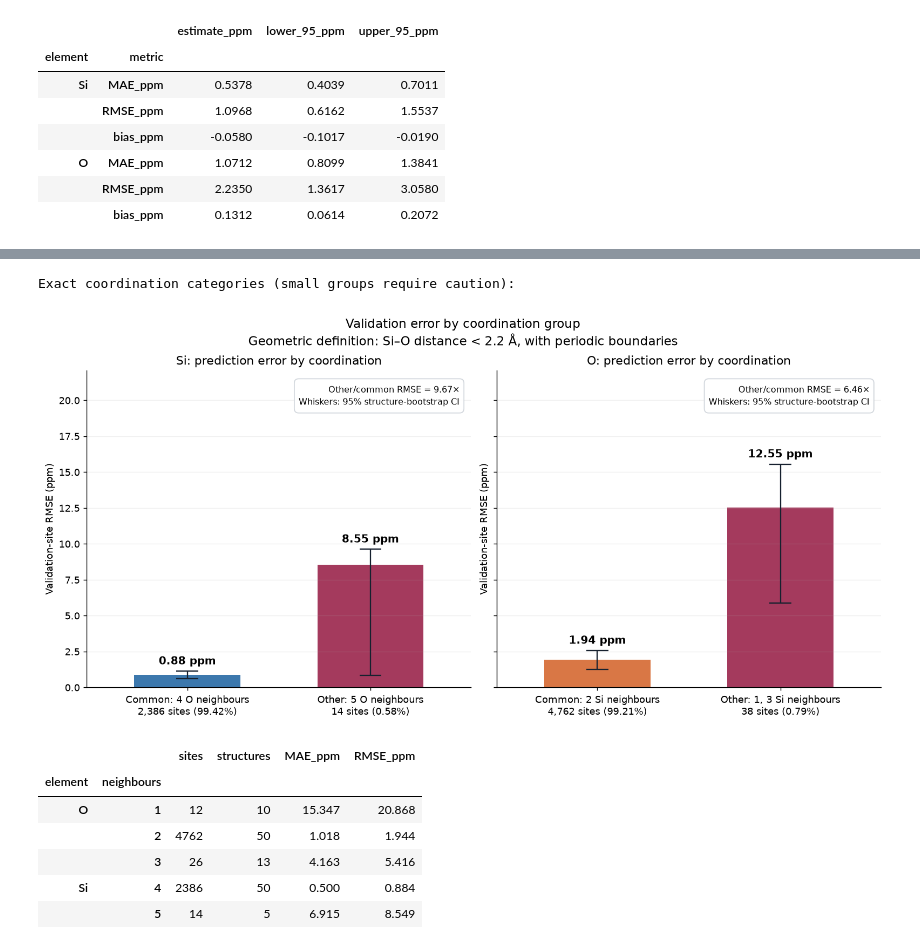
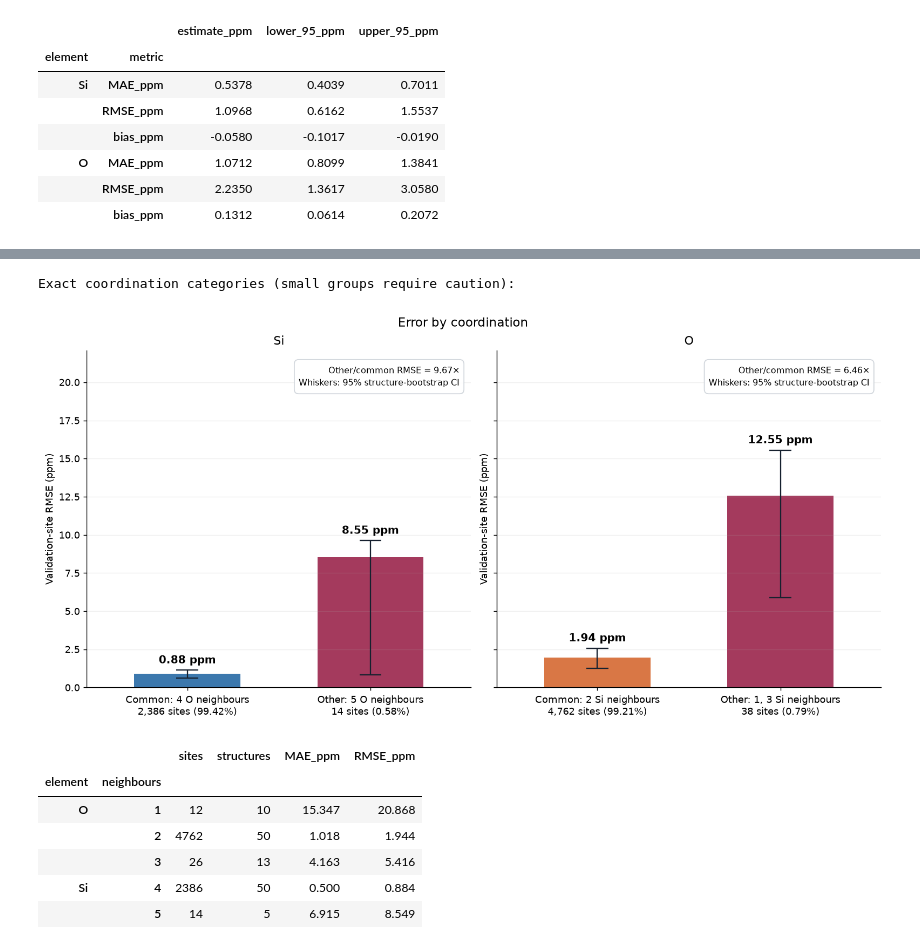
Before and after one commit to LouisM1/NequIP_experiments, a Jupyter notebook: experiments/07-TensorNequIP-MSIsotropy-Validation.ipynb, the cells around one changed output, grey strips where cells are left out. Cells and saved outputs as stored; diff of their text form; code cells hidden in the pictures.

Commit message:
simplifying figures down

```diff
--- a/experiments/07-TensorNequIP-MSIsotropy-Validation.ipynb
+++ b/experiments/07-TensorNequIP-MSIsotropy-Validation.ipynb
@@ -419,35 +384,0 @@ Compare validation errors with a constant predictor using each element's trainin
-# %%
-fig_splits, axes = plt.subplots(2, 2, figsize=(13, 9), layout='constrained')
-coverage_rows = []
-for col, element in enumerate(ELEMENTS):
-    ax = axes[0, col]
-    m = metrics.loc[('valid', element)]
-    x = np.arange(2)
-    values = [m.MAE_ppm, m.RMSE_ppm]
-    baseline = [m.baseline_MAE_ppm, m.baseline_RMSE_ppm]
-    ax.bar(x-0.18, values, width=0.36, color=COLOURS[element], label='Model: validation')
-    ax.bar(x+0.18, baseline, width=0.36, color='#94a3b8', label='Training-mean predictor: validation')
-    for positions, numbers in [(x-0.18,values),(x+0.18,baseline)]:
-        for pos, value in zip(positions,numbers):
-            ax.annotate(f'{value:.3f}',(pos,value),xytext=(0,5),textcoords='offset points',ha='center')
-    ax.set_xticks(x,['MAE','RMSE'])
-    ax.set(title=f'{element}: validation model vs baseline',ylabel='Error (ppm)',ylim=(0,max(baseline+values)*1.35))
-    ax.legend(fontsize=8)
-    ax = axes[1,col]
-    train = sites.loc[sites.split.eq('train') & sites.element.eq(element),'reference_ppm']
-    valid = validation_sites.loc[validation_sites.element.eq(element),'reference_ppm']
-    bins = np.linspace(min(train.min(),valid.min()),max(train.max(),valid.max()),60)
-    for label, data, colour in [('Training labels',train,'#64748b'),('Validation labels',valid,COLOURS[element])]:
-        ax.hist(data,bins=bins,density=True,histtype='step',lw=1.5,label=label,color=colour)
-    outside = int(((valid<train.min()) | (valid>train.max())).sum())
-    stats_box(ax,f'Training mean ± SD: {train.mean():.2f} ± {train.std(ddof=0):.2f} ppm\nValidation mean ± SD: {valid.mean():.2f} ± {valid.std(ddof=0):.2f} ppm\nValidation outside training range: {outside}/{len(valid):,}',x=0.03,ha='left',fontsize=8)
-    ax.set(title=f'{element}: reference shielding coverage',xlabel='Reference shielding (ppm)',ylabel='Density (1/ppm)')
-    ax.set_ylim(0,ax.get_ylim()[1]*1.35)
-    ax.legend(loc='upper right',fontsize=8)
-    coverage_rows.append({'element':element,'train_min_ppm':train.min(),'train_max_ppm':train.max(),
-                         'validation_min_ppm':valid.min(),'validation_max_ppm':valid.max(),
-                         'validation_sites_outside_training_range':outside})
-fig_splits.suptitle('Validation accuracy and training-label coverage')
-plt.show()
-coverage = pd.DataFrame(coverage_rows).set_index('element')
-display(coverage.round(3))
@@ -486,11 +407,11 @@ for ax, element in zip(axes, ELEMENTS):
     ax.annotate(f'Structure {int(worst.structure_index)}', (worst.structure_index, worst.RMSE_ppm),
                 xytext=(dx, 12), textcoords='offset points', fontsize=8,
                 ha='right' if dx < 0 else 'left', arrowprops={'arrowstyle':'-', 'color':'#555555'})
-    ax.set(title=f'{element}: variation between validation structures', xlabel='Structure index (not assumed chronological)',
+    ax.set(title=element, xlabel='Structure index (not assumed chronological)',
            ylabel='Structure RMSE (ppm)', ylim=(0, worst.RMSE_ppm * 1.55))
     ax.legend(loc='upper left', bbox_to_anchor=(0, -0.18), fontsize=8, frameon=False)
     ax.grid(axis='y', alpha=0.15)
-fig_structures.suptitle('The shaded interval describes the aggregate RMSE, not individual structures')
+fig_structures.suptitle('Error by structure')
 plt.show()
 worst_sites = pd.concat([validation_sites[validation_sites['element'].eq(el)].nlargest(5, 'absolute_error_ppm') for el in ELEMENTS])
 display(worst_sites[['element','structure_index','atom_index','reference_ppm','prediction_ppm','error_ppm']].round(4))
@@ -589,37 +504,36 @@ fig_coordination, axes = plt.subplots(1, 2, figsize=(12, 5.8), sharey=True, layo
 max_interval = coordination_metrics.RMSE_CI_upper_ppm.max()
 for ax, element in zip(axes, ELEMENTS):
     table = coordination_metrics.loc[element].loc[['Common coordination', 'Other coordination']]
     values = table.RMSE_ppm.to_numpy()
     low, high = table.RMSE_CI_lower_ppm.to_numpy(), table.RMSE_CI_upper_ppm.to_numpy()
     positions = np.arange(2)
     ax.bar(positions, values, width=0.58, color=[COLOURS[element], '#9a244b'], alpha=0.9)
     # Draw percentile interval bounds directly (no assumption that they contain the point estimate).
     ax.vlines(positions, low, high, color='#17212f', linewidth=1.3)
     ax.hlines(low, positions-0.06, positions+0.06, color='#17212f', linewidth=1.3)
     ax.hlines(high, positions-0.06, positions+0.06, color='#17212f', linewidth=1.3)
     for x, value, upper in zip(positions, values, high):
         ax.annotate(f'{value:.2f} ppm', (x, max(value, upper)), xytext=(0, 7),
                     textcoords='offset points', ha='center', fontsize=11, fontweight='bold')
     neighbour = 'O' if element == 'Si' else 'Si'
     tick_labels = []
     for (_, row), kind in zip(table.iterrows(), ['Common', 'Other']):
         tick_labels.append(f'{kind}: {row.observed_neighbour_counts} {neighbour} neighbours\n'
                            f'{int(row.sites):,} sites ({row.percent_of_element_sites:.2f}%)')
     ax.set_xticks(positions, tick_labels, fontsize=10)
     ratio = values[1] / values[0]
     stats_box(ax, f'Other/common RMSE = {ratio:.2f}×\nWhiskers: 95% structure-bootstrap CI', fontsize=9)
-    ax.set(title=f'{element}: prediction error by coordination', ylabel='Validation-site RMSE (ppm)',
+    ax.set(title=element, ylabel='Validation-site RMSE (ppm)',
            ylim=(0, max_interval * 1.42), xlim=(-0.55, 1.55))
     ax.grid(axis='y', alpha=0.18)
-fig_coordination.suptitle(f'Validation error by coordination group\n'
-                         f'Geometric definition: Si–O distance < {COORDINATION_CUTOFF:.1f} Å, with periodic boundaries',
+fig_coordination.suptitle('Error by coordination',
                          fontsize=13)
 plt.show()
 print('Exact coordination categories (small groups require caution):')
 display(coordination_detail.round(3))
 # %% [output]
 Exact coordination categories (small groups require caution):
-[figure, old version]
+[figure, new version]
 |  |  | sites | structures | MAE_ppm | RMSE_ppm |
 | element | neighbours |  |  |  |  |
 | O | 1 | 12 | 10 | 15.347 | 20.868 |
```
Also changed, not shown: parts of 18 cells of this notebook, 34 other files.
